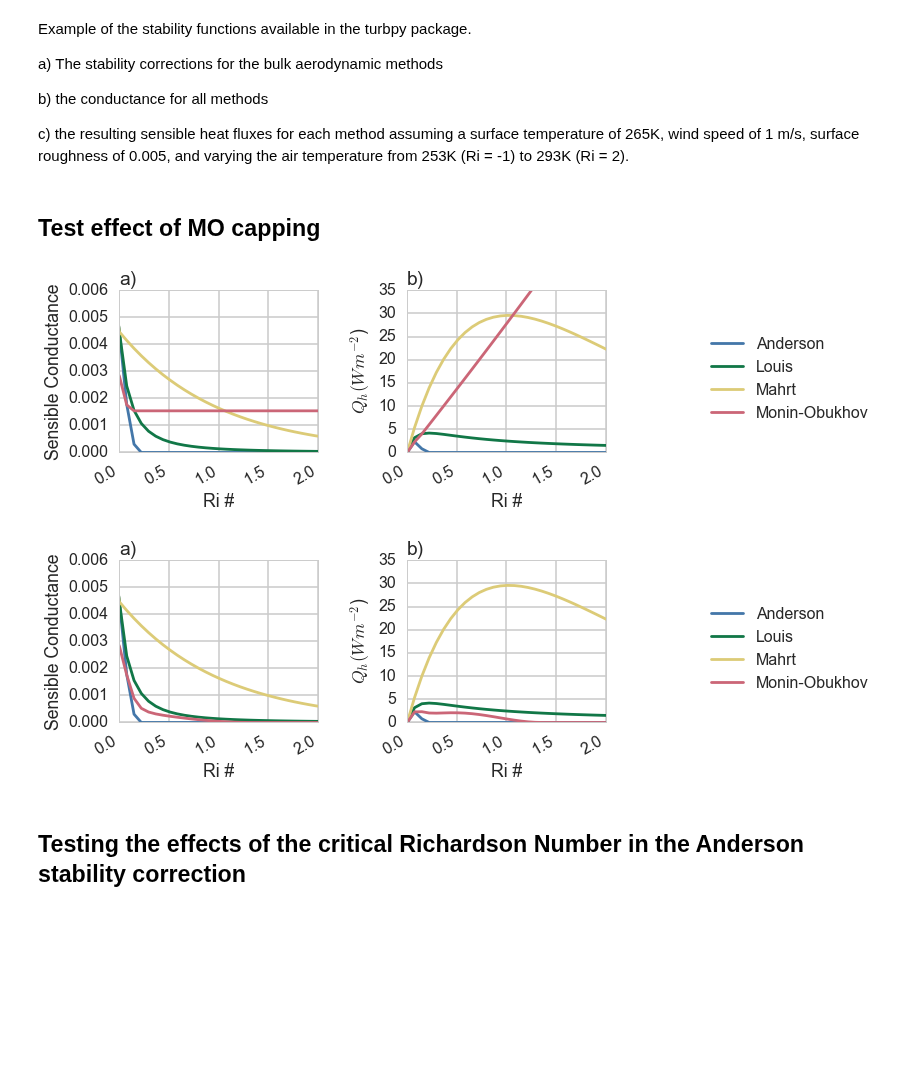
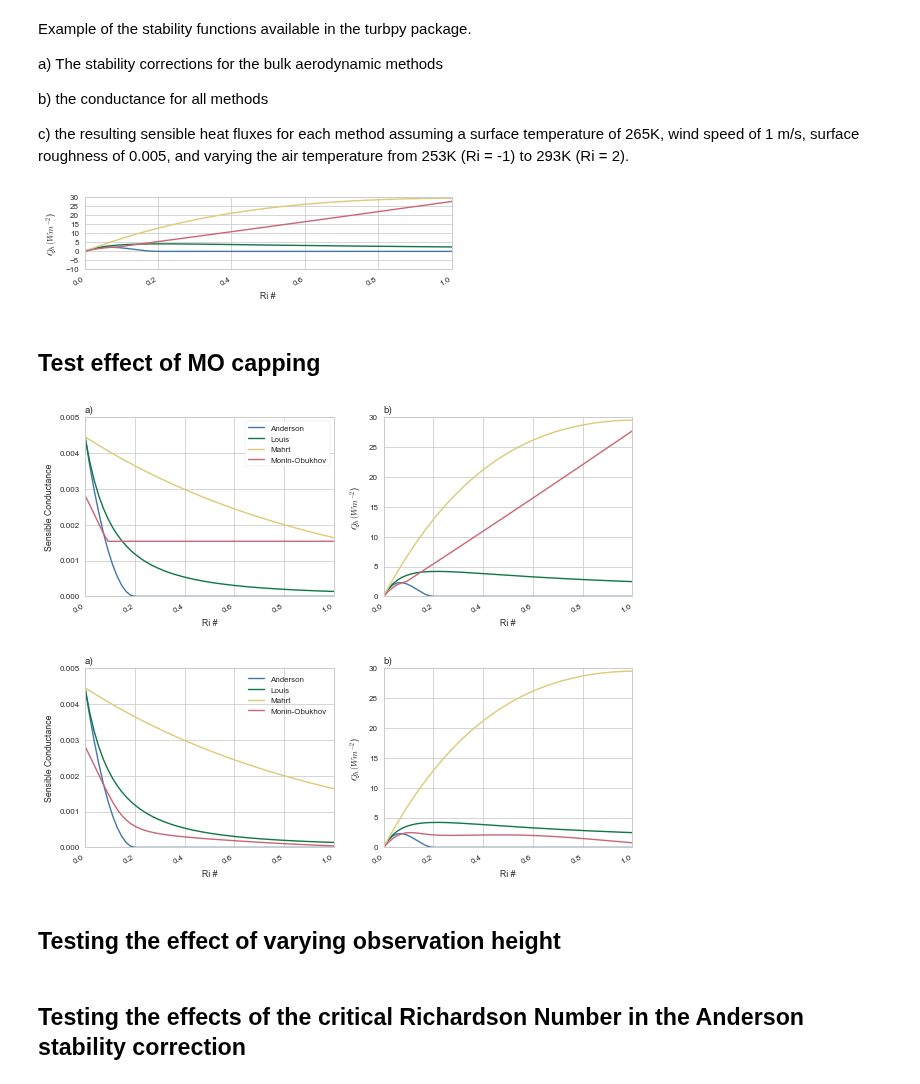
Before and after one commit to klapo/TurbulenceFeedbacks, a Jupyter notebook: TF.turbpyDemonstration.ipynb, the cells around one changed output. Cells and saved outputs as stored; diff of their text form; code cells hidden in the pictures; blank space fills up the shorter version.

```diff
--- a/TF.turbpyDemonstration.ipynb
+++ b/TF.turbpyDemonstration.ipynb
@@ -12,7 +12,7 @@
 import numpy as np
 from datetime import datetime, timedelta
 import pandas as pd
-import xarray as xray
+import xarray as xr
 from scipy.stats.stats import pearsonr
 
 # -------------------------------------------------------------------------------------------------------
@@ -23,7 +23,7 @@ import sys, pickle, os
 # plotting packages
 import seaborn as sns
 sns.set_style("whitegrid")
-sns.set_context('poster')
+sns.set_context('paper')
 import matplotlib
 from matplotlib.pyplot import subplots
 import matplotlib.pyplot as plt
@@ -61,7 +61,7 @@ colr = dict(zip(ixStabilityTitles, colr))
 
 # Met variables
 sfcTemp = 265
-airTemp = np.arange(243, 295)
+airTemp = np.arange(245, 295, 0.25)
 windspd = 1.
 mHeight = 2.
 z0Ground = .005
@@ -110,7 +110,7 @@ for stab, stabTitle in zip(ixStability, ixStabilityTitles):
                                 groundSnowFraction=1,
                                 ixDerivMethod=False,
                                 ixStability=stab,
-                                ixStabParam=mc.stabParams[stab],
+                                ixStabParam=mc.stabParams,
                                 z0Ground=.005,
                                 windlessExchange=windlessExchange)
 
@@ -184,6 +184,31 @@ b) the conductance for all methods
 
 c) the resulting sensible heat fluxes for each method assuming a surface temperature of 265K, wind speed of 1 m/s,
 surface roughness of 0.005, and varying the air temperature from 253K (Ri = -1) to 293K (Ri = 2).
+# %%
+# Figure
+fig, axes = plt.subplots(1, 1, figsize=(6, 1.5))
+
+# Plotting parameters
+Qmax = 30
+Qmin = -10
+RiMax = 1
+RiMin = 0
+
+# Bulk Richardson number
+RiBulk,_,_ = turbpy.bulkRichardson(airTemp,sfcTemp,windspd,mHeight)
+ax = axes
+
+for stab, stabTitle in zip(ixStability, ixStabilityTitles):
+    ax.plot(RiBulk, senHeatGround[stabTitle], color=colr[stabTitle], label=stabTitle)
+ax.set_ylim(Qmin, Qmax)
+ax.set_xlim(RiMin, RiMax)
+ax.set_xlabel('Ri #')
+ax.set_ylabel('$Q_h (Wm^{-2}$)')
+
+fig.tight_layout()
+fig.autofmt_xdate()
+# %% [output]
+[figure, added]
 # %% [markdown]
 ## Test effect of MO capping
 # %%
@@ -227,7 +252,7 @@ for stab, stabTitle in zip(ixStabilityCapping, ixStabilityCappingTitles):
                                 groundSnowFraction=1,
                                 ixDerivMethod=False,
                                 ixStability=stab,
-                                ixStabParam=mc.stabParams[stab],
+                                ixStabParam=mc.stabParams,
                                 z0Ground=.005,
                                 windlessExchange=windlessExchange)
 
@@ -246,9 +271,9 @@ fig, axes = plt.subplots(1, 2, figsize=(8.5, 3.5))
 axes = axes.flatten()
 
 # Plotting parameters
-Qmax = 35
+Qmax = 30
 Qmin = 0
-RiMax = 2
+RiMax = 1
 RiMin = 0
 
 # a) Conductance
@@ -258,7 +283,7 @@ for stab, stabTitle in zip(ixStabilityCapping, ixStabilityCappingTitles):
         continue
     ax.plot(RiBulk, conductanceSensible[stabTitle],
             label=stabTitle, color=colr[stabTitle])
-ax.set_ylim(0,0.006)
+ax.set_ylim(0,0.005)
 ax.set_xlim(RiMin, RiMax)
 ax.set_ylabel('Sensible Conductance')
 ax.set_xlabel('Ri #')
@@ -279,14 +304,14 @@ ax.set_xlim(RiMin, RiMax)
 ax.set_xlabel('Ri #')
 ax.set_ylabel('$Q_h (Wm^{-2}$)')
 ax.set_title('b)', loc='left')
-lgd = ax.legend(bbox_to_anchor=(2.4, .8))
+lgd = axes[0].legend(loc='upper right', frameon=True)
 
 # Final Formatting
 fig.tight_layout()
 fig.autofmt_xdate()
 os.chdir(dirPrint)
-fig.savefig('TF.OfflineTurb.MOCapping.Idealized.pdf', bbox_extra_artists=(lgd,), bbox_inches='tight')
-fig.savefig('TF.OfflineTurb.MOCapping.Idealized.png', bbox_extra_artists=(lgd,), bbox_inches='tight')
+fig.savefig('TF.OfflineTurb.MOCapping.Idealized.png', bbox_inches='tight')
+fig.savefig('TF.OfflineTurb.MOCapping.Idealized.pdf', bbox_inches='tight')
 
 # -------------------------------------------------------------------------------------------------------
 # Withour cap
@@ -294,9 +319,9 @@ fig, axes = plt.subplots(1, 2, figsize=(8.5, 3.5))
 axes = axes.flatten()
 
 # Plotting parameters
-Qmax = 35
+Qmax = 30
 Qmin = 0
-RiMax = 2
+RiMax = 1
 RiMin = 0
 
 # a) Conductance
@@ -311,40 +336,42 @@ for stab, stabTitle in zip(ixStabilityCapping, ixStabilityCappingTitles):
         stabTitle_colrLeg = stabTitle
     ax.plot(RiBulk, conductanceSensible[stabTitle],
             label=stabTitle_colrLeg, color=colr[stabTitle_colrLeg])
-ax.set_ylim(0,0.006)
+ax.set_ylim(0,0.005)
 ax.set_xlim(RiMin, RiMax)
 ax.set_ylabel('Sensible Conductance')
 ax.set_xlabel('Ri #')
 ax.set_title('a)', loc='left')
 
 # b) Sensible Heat Flux
 # Bulk Richardson number
 RiBulk,_,_ = turbpy.bulkRichardson(airTemp,sfcTemp,windspd,mHeight)
 ax = axes[1]
 
 for stab, stabTitle in zip(ixStabilityCapping, ixStabilityCappingTitles):
     if 'Monin-Obukhov' in stabTitle:
         if 'no cap' in stabTitle:
             stabTitle_colrLeg = 'Monin-Obukhov'
         else:
             continue
     else:
         stabTitle_colrLeg = stabTitle
     ax.plot(RiBulk, senHeatGround[stabTitle],
             color=colr[stabTitle_colrLeg], label=stabTitle_colrLeg)
 ax.set_ylim(Qmin, Qmax)
 ax.set_xlim(RiMin, RiMax)
 ax.set_xlabel('Ri #')
 ax.set_ylabel('$Q_h (Wm^{-2}$)')
 ax.set_title('b)', loc='left')
-lgd = ax.legend(bbox_to_anchor=(2.4, .8))
+lgd = axes[0].legend(loc='upper right')
 
 # Final Formatting
 fig.tight_layout()
 fig.autofmt_xdate()
 os.chdir(dirPrint)
-fig.savefig('TF.OfflineTurb.NoCapping.Idealized.pdf', bbox_extra_artists=(lgd,), bbox_inches='tight')
-fig.savefig('TF.OfflineTurb.NoCapping.Idealized.png', bbox_extra_artists=(lgd,), bbox_inches='tight')
+fig.savefig('TF.OfflineTurb.NoCapping.Idealized.pdf', bbox_inches='tight')
+fig.savefig('TF.OfflineTurb.NoCapping.Idealized.png', bbox_inches='tight')
 # %% [output]
-[figure, old version]
+[figure, new version]
-[figure, old version]
+[figure, new version]
+# %% [markdown]
+## Testing the effect of varying observation height
```
Also changed, not shown: parts of 4 cells of this notebook.
